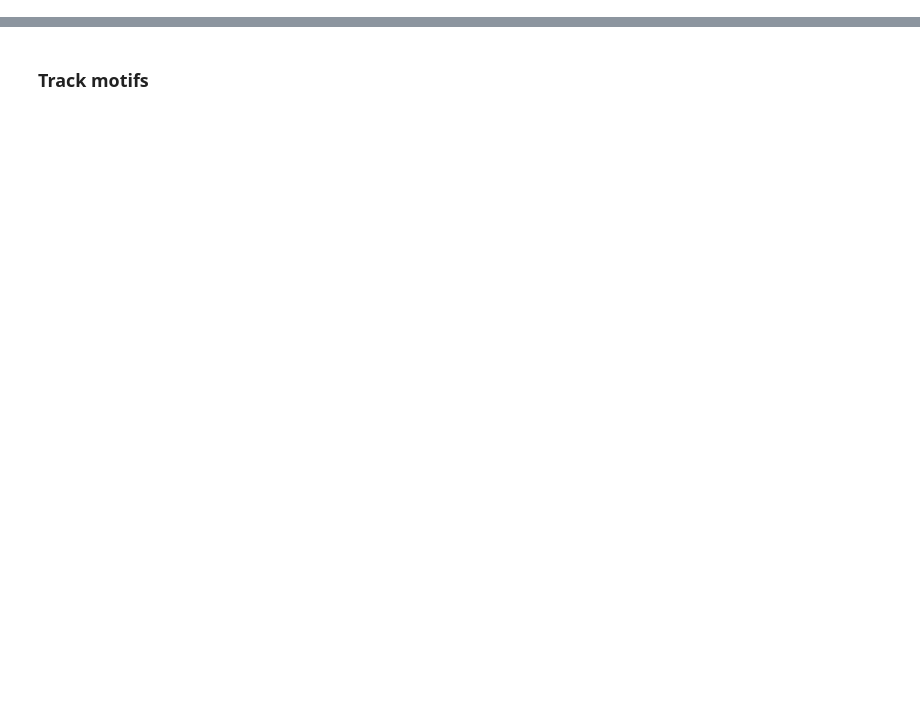
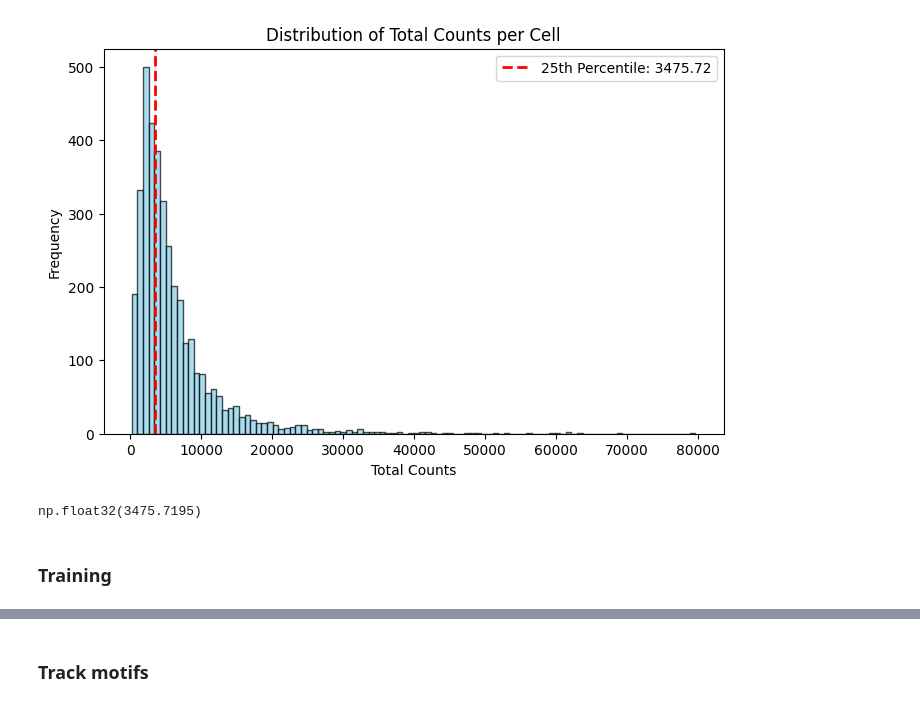
Before and after one commit to alw399/FACT, a Jupyter notebook: notebooks/train_seq.ipynb, the cells around one changed output, grey strips where cells are left out. Drawn from its saved outputs; the diff is of its cells as text; code cells hidden in the pictures; blank space fills up the shorter version.

```diff
--- a/notebooks/train_seq.ipynb
+++ b/notebooks/train_seq.ipynb
@@ -62,0 +78,8 @@ _ = plt.plot(y.numpy())
+# %%
+from torch.utils.data import DataLoader
+
+loader = DataLoader(dataset, batch_size=256, num_workers=1, shuffle=False)
+
+tot_counts = []
+for _, y_batch in loader:
+    tot_counts.extend(y_batch.sum(axis=-1).numpy())
@@ -63,3 +94,25 @@ _ = plt.plot(y.numpy())
+# %%
+cutoff = np.percentile(tot_counts, 40)
+
+plt.figure(figsize=(8, 5))
+plt.hist(tot_counts, bins=100, color='skyblue', edgecolor='black', alpha=0.7)
+
+plt.axvline(cutoff, color='red', linestyle='--', linewidth=2, label=f'25th Percentile: {cutoff:.2f}')
+
+plt.title("Distribution of Total Counts per Cell")
+plt.xlabel("Total Counts")
+plt.ylabel("Frequency")
+plt.legend()
+
+plt.show()
+# %% [output]
+[figure, added]
+# %%
+cutoff
+# %% [output]
+np.float32(3475.7195)
+# %% [markdown]
+### Training
 # %%
 # real training
 config = TrainConfig(
```
Also changed, not shown: parts of 31 cells of this notebook, 16 other files.
